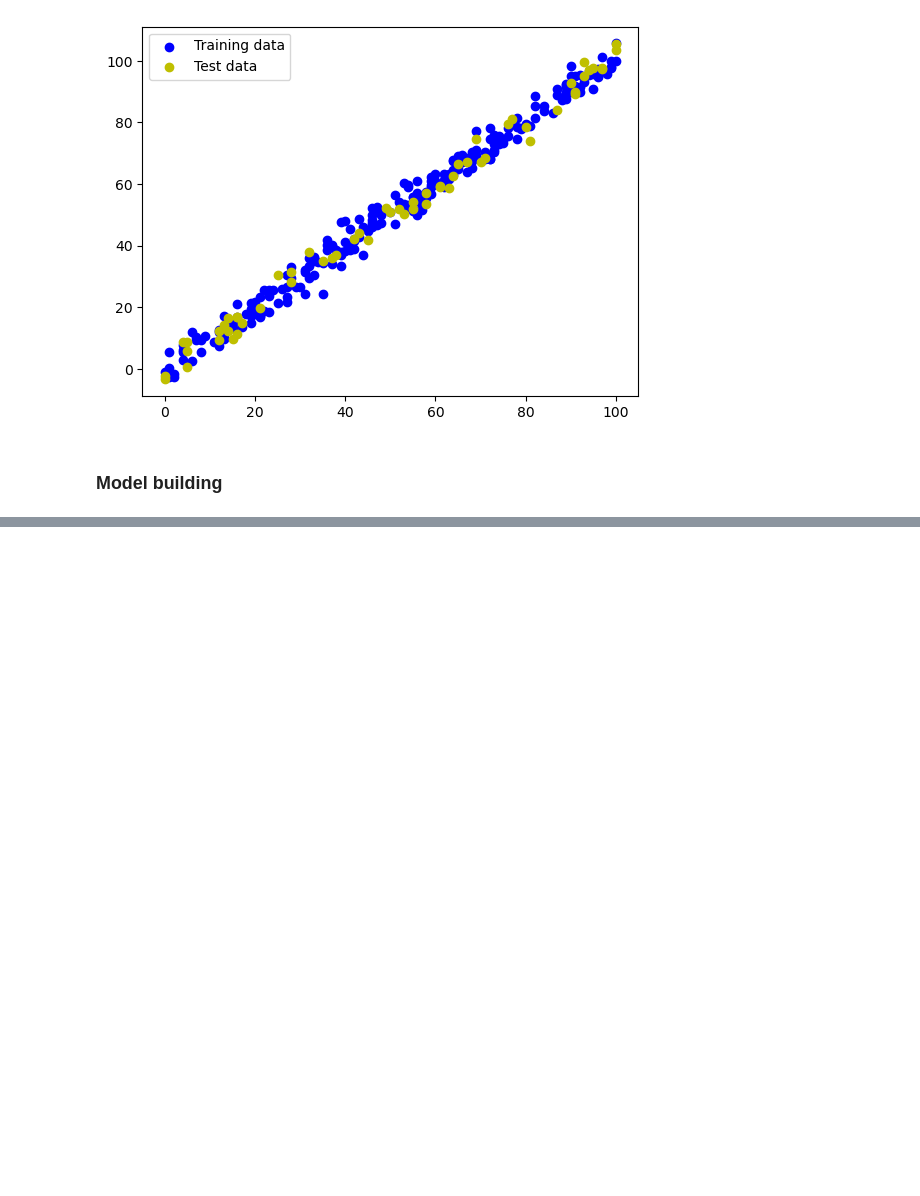
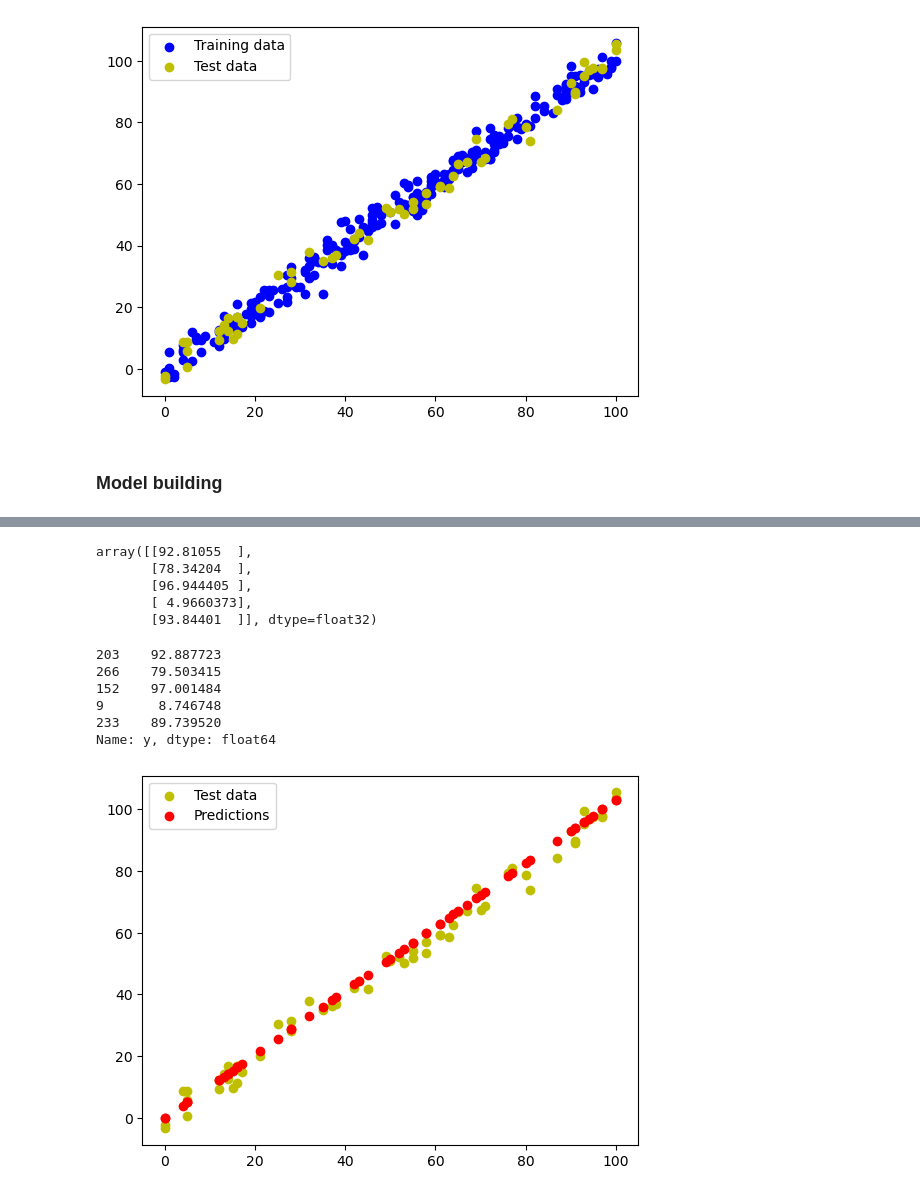
Before and after one commit to Eranga035225/Deep-learning-tutorials, a Jupyter notebook: Regression_with tensor flow/Untitled.ipynb, the cells around one changed output, grey strips where cells are left out. Drawn from its saved outputs; the diff is of its cells as text; code cells hidden in the pictures; blank space fills up the shorter version.

Commit message:
tuning the model

```diff
--- a/Regression_with tensor flow/Untitled.ipynb
+++ b/Regression_with tensor flow/Untitled.ipynb
@@ -90,16 +90,17 @@ plt.show()
 # %%
 # create a model
 model = tf.keras.Sequential([
-    tf.keras.layers.Dense(4, input_shape=(1,)),
+    tf.keras.layers.Dense(64, input_shape=(1,)),
+    tf.keras.layers.Dense(10),
     tf.keras.layers.Dense(1)
 ])
 
 #compile model
 model.compile(loss = tf.keras.losses.mae,
-              optimizer = tf.keras.optimizers.SGD(),
+              optimizer = tf.keras.optimizers.Adam(learning_rate = 0.05),
               metrics = ['mae'])
 
 #train model
-epoch_number = 4
+epoch_number = 10
 model.fit(tf.expand_dims(X_train, axis=1), y_train, epochs = epoch_number)
 # %% [output]
@@ -114,0 +145,2 @@ Epoch 4/4
+# %%
+y_predictions = model.predict(X_test)
@@ -114,0 +151,25 @@ Epoch 4/4
+# %%
+y_predictions[:5]
+# %% [output]
+array([[92.81055  ],
+       [78.34204  ],
+       [96.944405 ],
+       [ 4.9660373],
+       [93.84401  ]], dtype=float32)
+# %%
+y_test.head()
+# %% [output]
+203    92.887723
+266    79.503415
+152    97.001484
+9       8.746748
+233    89.739520
+Name: y, dtype: float64
+# %%
+# plt.scatter(X_train,y_train, c='b', label='Training data')
+plt.scatter(X_test,y_test, c='y',  label='Test data')
+plt.scatter(X_test,y_predictions, c='r',  label='Predictions')
+plt.legend()
+plt.show()
+# %% [output]
+[figure, added]
```
Also changed, not shown: parts of 8 cells of this notebook.
